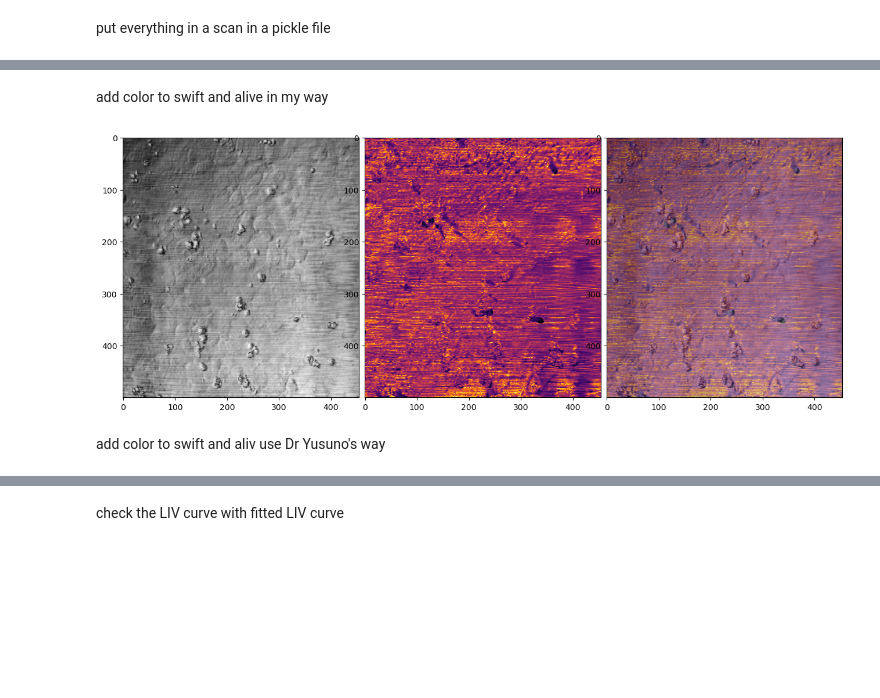
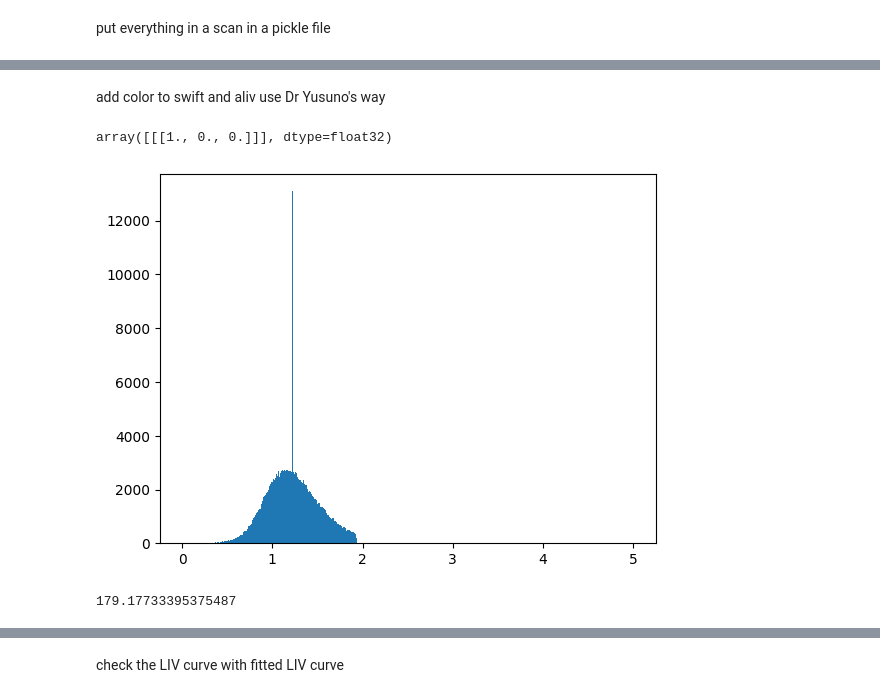
Before and after one commit to unrealxiao/dynamicOCT, a Jupyter notebook: YusunoDOCT.ipynb, the cells around one changed output, grey strips where cells are left out. Saved outputs shown, nothing was run; the diff lists cells and outputs as text; code cells hidden in the pictures; blank space fills up the shorter version.

```diff
--- a/YusunoDOCT.ipynb
+++ b/YusunoDOCT.ipynb
@@ -40,2 +40,25 @@ plt.imshow(volume[1, :, :], cmap="gray")
+# %%
+data_path = '/Users/akapatil/Documents/OCT/IR_card_glass_side_3_13_2025/intervolume_registered/self_inter'
+# %%
+def load_h5_data(path_scan):
+    path = path_scan
+    with h5py.File(path, 'r') as hf:
+        data = np.array(hf['volume'])
+    return first_frame, enface
+
+def load_nested_data_h5(path):
+    pic_paths = []
+    for scan_num in natsorted(os.listdir(path)):
+        if scan_num.startswith('scan'):
+            pic_paths.append(os.path.join(path,scan_num,f'{scan_num}.h5'))
+
+    with h5py.File(pic_paths[0], 'r') as hf:
+        b = np.array(hf['volume'])
+    data = np.zeros((len(pic_paths),b.shape[0],b.shape[1],b.shape[2]))
+    for idx,img_path in enumerate(pic_paths):
+        with h5py.File(img_path, 'r') as hf:
+            temp = np.array(hf['volume'])
+        data[idx]=(temp.copy())
+    return data
 # %%
 image_list = os.listdir(data_path)#list all images address in data_path
@@ -216,31 +132,31 @@ np.float64(1.5587013863314556)
-# %% [markdown]
-add color to swift and alive in my way
 # %%
 slice_index = 0
 swift_slice = swift[:, slice_index, :]
-swift_slice[swift_slice > np.percentile(swift_slice, 99)] = np.median(swift_slice)
+swift_slice[swift_slice > np.percentile(swift_slice, 95)] = np.median(swift_slice)
 swift_normalized = cv2.normalize(swift_slice, None, 0, 255, cv2.NORM_MINMAX).astype(np.float64)
 fourD_normalized = cv2.normalize(fourD_image[10, :, slice_index, :], None, 0, 255, cv2.NORM_MINMAX).astype(np.float64)
 
-plt.figure(figsize=(16, 8))
-gs1 = gridspec.GridSpec(1, 3)
-gs1.update(wspace = 0.025, hspace = 0.05)
+# plt.figure(figsize=(16, 8))
+# gs1 = gridspec.GridSpec(1, 3)
+# gs1.update(wspace = 0.025, hspace = 0.05)
 
-ax1 = plt.subplot(gs1[0])
-plt.axis('on')
-ax1.imshow(fourD_normalized, cmap="gray")
-ax1.set_aspect('equal')
-ax2 = plt.subplot(gs1[1])
-plt.axis('on')
-ax2.imshow(swift_normalized, cmap="inferno")
-ax2.set_aspect('equal')
-ax3 = plt.subplot(gs1[2])
-plt.axis('on')
-ax3.imshow(fourD_normalized, cmap="gray")
-ax3.imshow(swift_normalized, cmap="inferno", alpha=0.5)
-ax1.set_aspect('equal')
-plt.show()
+# ax1 = plt.subplot(gs1[0])
+# plt.axis('on')
+# ax1.imshow(fourD_normalized, cmap="gray")
+# ax1.set_aspect('equal')
+# ax2 = plt.subplot(gs1[1])
+# plt.axis('on')
+# ax2.imshow(swift_normalized, cmap="inferno")
+# ax2.set_aspect('equal')
+# ax3 = plt.subplot(gs1[2])
+# plt.axis('on')
+# ax3.imshow(fourD_normalized, cmap="gray")
+# ax3.imshow(swift_normalized, cmap="inferno", alpha=0.5)
+# ax1.set_aspect('equal')
+# plt.show()
-# %% [output]
-[figure, removed]
 # %% [markdown]
 add color to swift and aliv use Dr Yusuno's way
+# %%
+cv2.cvtColor(np.dstack((0,1,1)).astype(np.float32), cv2.COLOR_HSV2RGB)
+# %% [output]
+array([[[1., 0., 0.]]], dtype=float32)
@@ -246,0 +177,6 @@ add color to swift and aliv use Dr Yusuno's way
+# %%
+plt.hist(swift.flatten(),bins=500,range=(0,5))
+# plt.xlim(0,10)
+plt.show()
+# %% [output]
+[figure, added]
@@ -247,2 +195,6 @@ add color to swift and aliv use Dr Yusuno's way
+# %%
+aliv.max()
+# %% [output]
+179.17733395375487
 # %%
 octRange = (np.min(oct_db), np.max(oct_db))
```
Also changed, not shown: parts of 38 cells of this notebook, 1 other file.
